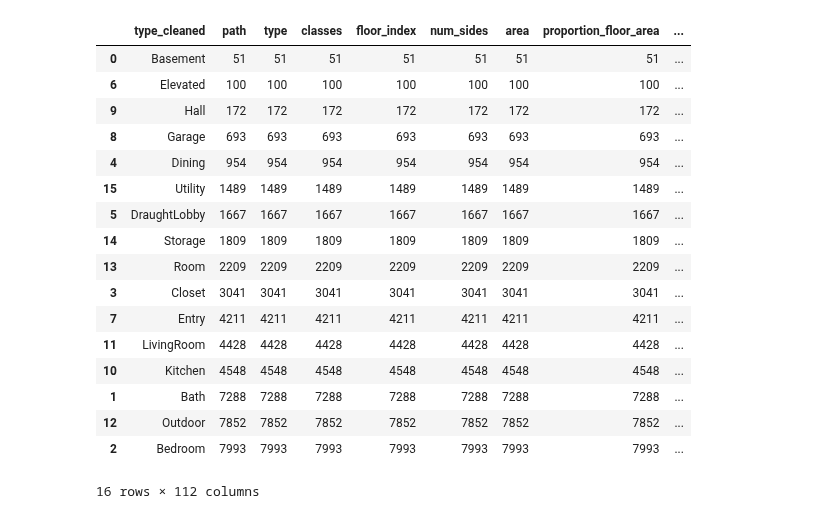
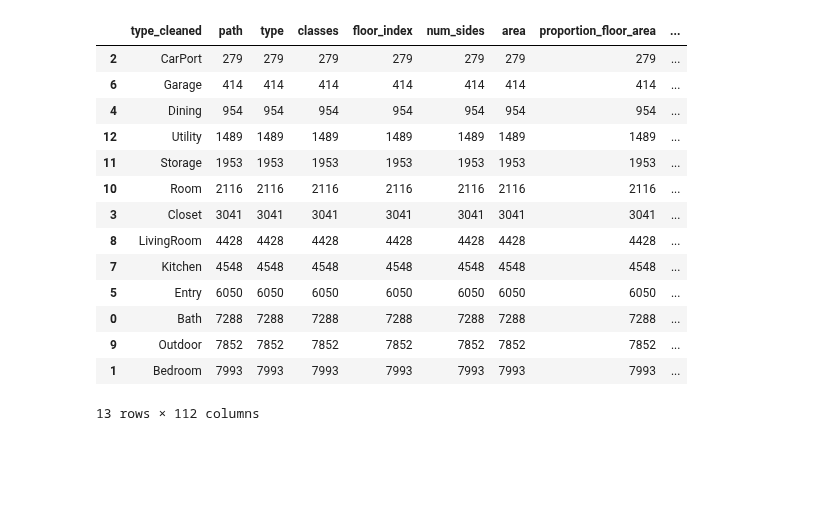
Before and after one commit to cltarchitecture/2021-spring-studio-lab, a Jupyter notebook: Machine Learning/3Tier.ipynb, the cells around one changed output. Drawn from its saved outputs; the diff is of its cells as text; code cells hidden in the pictures; blank space fills up the shorter version.

```diff
--- a/Machine Learning/3Tier.ipynb
+++ b/Machine Learning/3Tier.ipynb
@@ -19,10 +19,10 @@ ROOT_DIR = dirname(os.path.abspath('ARCH7211-SPRING2021')) # This is your Projec
 data_PATH = join(ROOT_DIR,"data","room_info.csv")  # requires `import os`
 
 # input data
-data = pd.read_csv(r'C:\Users\milad\Documents\GitHub\arch7211-spring2021\data\room_info.csv')
+data_raw = pd.read_csv(r'C:\Users\milad\Documents\GitHub\arch7211-spring2021\data\room_info.csv')
 # %%
 #Cleaning data and feature engineering
-exclusion = ["Undefined","UserDefined","Other"]
+exclusion = ["Undefined","UserDefined","Other","Elevated"]
 merge = {
     "Sauna": "Bath",
     "Den":"LivingRoom",
@@ -30,34 +30,33 @@ merge = {
     "Library": "Room",
     "RecreationRoom":"Room",
     "DressingRoom":'Closet',
-    "CarPort":"Garage",
-    "Attic" : "Room",
+    "Attic" : "Storage",
     "Office" : "Room",
-    "TechnicalRoom":"Utility"
+    "TechnicalRoom":"Utility",
+    "DraughtLobby" : "Entry",
+    "Hall" : "Entry",
+    "Basement" : "Storage"
 }
 
-data["type_cleaned"] = data["type"].apply(lambda x: merge.get(x,x))
-data["exclude"] = ~data["type"].isin(exclusion)
+data_raw["type_cleaned"] = data_raw["type"].apply(lambda x: merge.get(x,x))
+data_raw["exclude"] = ~data_raw["type"].isin(exclusion)
 # %%
-data_exclude = data[~data["type"].isin(exclusion)]
+data_cleaned = data_raw[~data_raw["type"].isin(exclusion)]
 # %%
-data_exclude.groupby("type_cleaned",as_index=False).count().sort_values("path")
+data_cleaned.groupby("type_cleaned",as_index=False).count().sort_values("path")
 # %% [output]
 |  | type_cleaned | path | type | classes | floor_index | num_sides | area | proportion_floor_area | ... |
-| 0 | Basement | 51 | 51 | 51 | 51 | 51 | 51 | 51 | ... |
-| 6 | Elevated | 100 | 100 | 100 | 100 | 100 | 100 | 100 | ... |
-| 9 | Hall | 172 | 172 | 172 | 172 | 172 | 172 | 172 | ... |
-| 8 | Garage | 693 | 693 | 693 | 693 | 693 | 693 | 693 | ... |
+| 2 | CarPort | 279 | 279 | 279 | 279 | 279 | 279 | 279 | ... |
+| 6 | Garage | 414 | 414 | 414 | 414 | 414 | 414 | 414 | ... |
 | 4 | Dining | 954 | 954 | 954 | 954 | 954 | 954 | 954 | ... |
-| 15 | Utility | 1489 | 1489 | 1489 | 1489 | 1489 | 1489 | 1489 | ... |
-| 5 | DraughtLobby | 1667 | 1667 | 1667 | 1667 | 1667 | 1667 | 1667 | ... |
-| 14 | Storage | 1809 | 1809 | 1809 | 1809 | 1809 | 1809 | 1809 | ... |
-| 13 | Room | 2209 | 2209 | 2209 | 2209 | 2209 | 2209 | 2209 | ... |
+| 12 | Utility | 1489 | 1489 | 1489 | 1489 | 1489 | 1489 | 1489 | ... |
+| 11 | Storage | 1953 | 1953 | 1953 | 1953 | 1953 | 1953 | 1953 | ... |
+| 10 | Room | 2116 | 2116 | 2116 | 2116 | 2116 | 2116 | 2116 | ... |
 | 3 | Closet | 3041 | 3041 | 3041 | 3041 | 3041 | 3041 | 3041 | ... |
-| 7 | Entry | 4211 | 4211 | 4211 | 4211 | 4211 | 4211 | 4211 | ... |
-| 11 | LivingRoom | 4428 | 4428 | 4428 | 4428 | 4428 | 4428 | 4428 | ... |
-| 10 | Kitchen | 4548 | 4548 | 4548 | 4548 | 4548 | 4548 | 4548 | ... |
-| 1 | Bath | 7288 | 7288 | 7288 | 7288 | 7288 | 7288 | 7288 | ... |
-| 12 | Outdoor | 7852 | 7852 | 7852 | 7852 | 7852 | 7852 | 7852 | ... |
-| 2 | Bedroom | 7993 | 7993 | 7993 | 7993 | 7993 | 7993 | 7993 | ... |
+| 8 | LivingRoom | 4428 | 4428 | 4428 | 4428 | 4428 | 4428 | 4428 | ... |
+| 7 | Kitchen | 4548 | 4548 | 4548 | 4548 | 4548 | 4548 | 4548 | ... |
+| 5 | Entry | 6050 | 6050 | 6050 | 6050 | 6050 | 6050 | 6050 | ... |
+| 0 | Bath | 7288 | 7288 | 7288 | 7288 | 7288 | 7288 | 7288 | ... |
+| 9 | Outdoor | 7852 | 7852 | 7852 | 7852 | 7852 | 7852 | 7852 | ... |
+| 1 | Bedroom | 7993 | 7993 | 7993 | 7993 | 7993 | 7993 | 7993 | ... |
-16 rows × 112 columns
+13 rows × 112 columns
```
Also changed, not shown: parts of 25 cells of this notebook, 12 other files.
